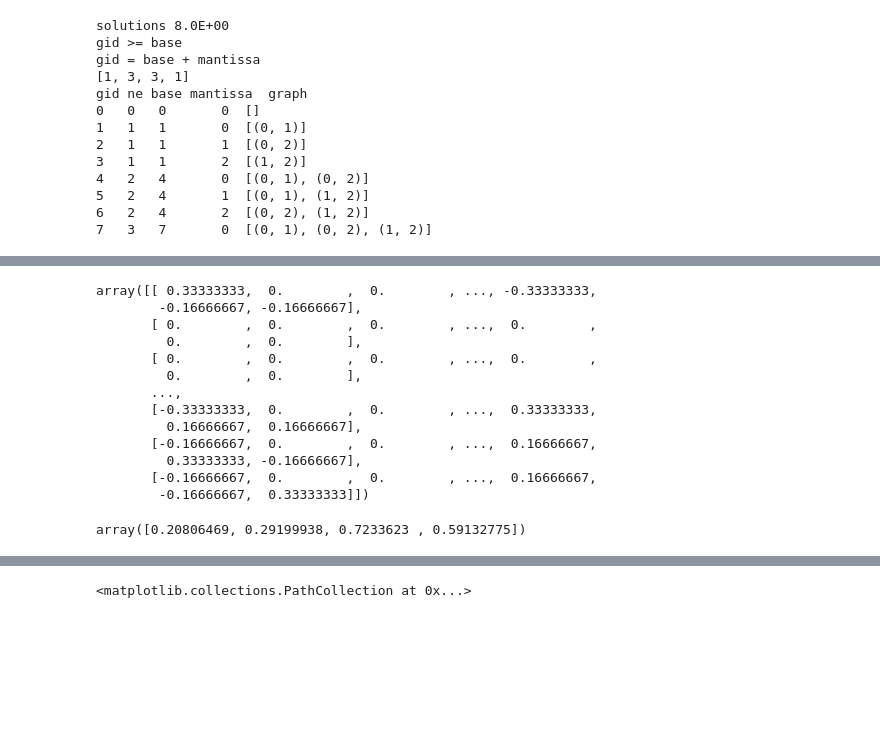
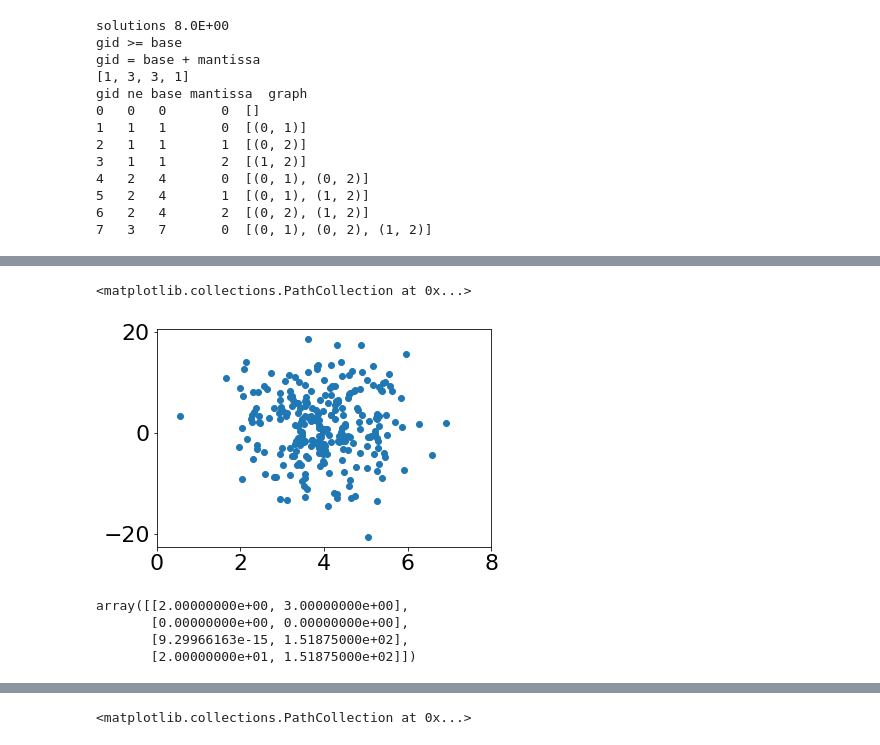
Before and after one commit to ajipalar/pynet, a Jupyter notebook: pyext/apms_restraint_test.ipynb, the cells around one changed output, grey strips where cells are left out. Drawn from its saved outputs; the diff is of its cells as text; code cells hidden in the pictures; blank space fills up the shorter version.

Commit message:
dev gibbs sampling

```diff
--- a/pyext/apms_restraint_test.ipynb
+++ b/pyext/apms_restraint_test.ipynb
@@ -300,22 +302,6 @@ def thresh(x):
         return -1
     elif x==0:
         return 0
-# %%
-omega
-# %% [output]
-array([[ 0.33333333,  0.        ,  0.        , ..., -0.33333333,
-        -0.16666667, -0.16666667],
-       [ 0.        ,  0.        ,  0.        , ...,  0.        ,
-         0.        ,  0.        ],
-       [ 0.        ,  0.        ,  0.        , ...,  0.        ,
-         0.        ,  0.        ],
-       ...,
-       [-0.33333333,  0.        ,  0.        , ...,  0.33333333,
-         0.16666667,  0.16666667],
-       [-0.16666667,  0.        ,  0.        , ...,  0.16666667,
-         0.33333333, -0.16666667],
-       [-0.16666667,  0.        ,  0.        , ...,  0.16666667,
-        -0.16666667,  0.33333333]])
 # %%
 def apms_fm(M, D):
     """
@@ -392,3 +378,18 @@ def test_partial_correlation():
     d['upc_xz'] = d.iloc[:, 1] - d.iloc[:, 0]*d.iloc[:, 2]
     d['upc_yz'] = d.iloc[:, 2] - d.iloc[:, 1]*d.iloc[:, 0]
     return d
+# %%
+#Fit a bivariate gaussian distribution using gibbs sampling
+
+mu1 = 4.0
+sig1 = 1.0
+mu2 = 1.7
+sig2 = 7
+n = 256
+x1 = mu1 + sig1*np.random.randn(n)
+x2 = mu2 + sig2*np.random.randn(n)
+plt.xlim(0, 8)
+plt.scatter(x1, x2)
+# %% [output]
+<matplotlib.collections.PathCollection at 0x...>
+[figure, added]
@@ -395,3 +417,10 @@ def test_partial_correlation():
+# %%
+x
+# %% [output]
+array([[2.00000000e+00, 3.00000000e+00],
+       [0.00000000e+00, 0.00000000e+00],
+       [9.29966163e-15, 1.51875000e+02],
+       [2.00000000e+01, 1.51875000e+02]])
 # %%
 d = 10
 x = np.random.poisson(5, d)
@@ -399,10 +428,6 @@ sqrtx = np.sqrt(x)
 theta = np.random.rand(d)
 phi = np.random.rand(d, d)
 phi = np.tril(phi)
-# %%
-theta
-# %% [output]
-array([0.20806469, 0.29199938, 0.7233623 , 0.59132775])
 # %%
 np.exp(theta.T*sqrtx + np.matmul(np.matmul(sqrtx.T, phi), sqrtx))
 # %% [output]
```
Also changed, not shown: parts of 16 cells of this notebook.
